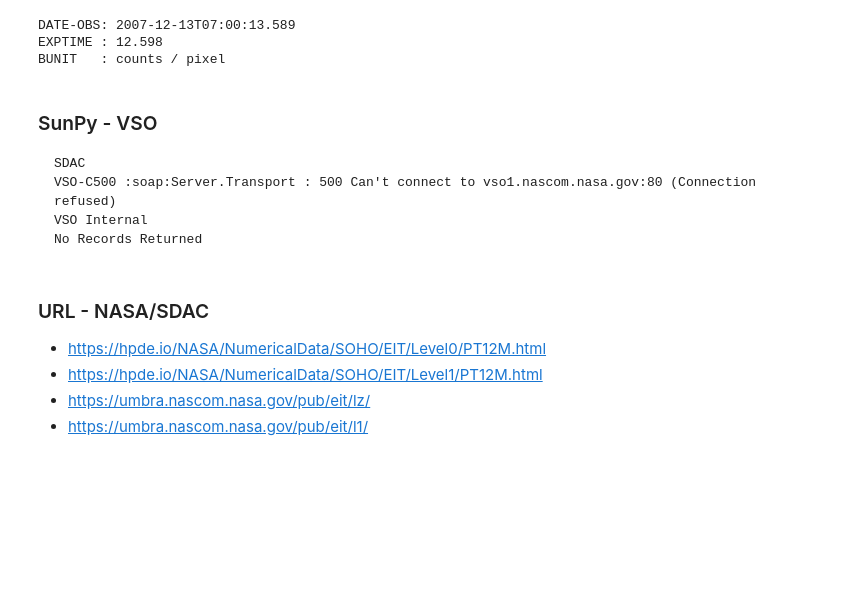
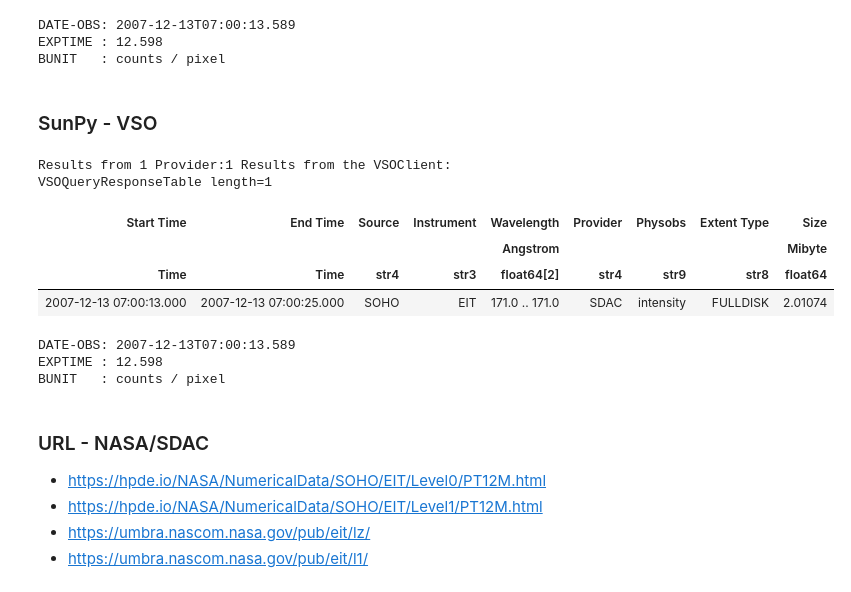
Before and after one commit to mgjeon/InstrumentToInstrument, a Jupyter notebook: examples/download/compare_soho_eit.ipynb, the cells around one changed output. Drawn from its saved outputs; the diff is of its cells as text; code cells hidden in the pictures; blank space fills up the shorter version.

````diff
--- a/examples/download/compare_soho_eit.ipynb
+++ b/examples/download/compare_soho_eit.ipynb
@@ -23,31 +23,35 @@ print("BUNIT   :", sample_map.meta["BUNIT"])
 DATE-OBS: 2007-12-13T07:00:13.589
 EXPTIME : 12.598
 BUNIT   : counts / pixel
-# %% [markdown]
-### SunPy - VSO
-
-```
-SDAC
-VSO-C500 :soap:Server.Transport : 500 Can't connect to vso1.nascom.nasa.gov:80 (Connection refused)
-VSO Internal
-No Records Returned
-```
+# %% [markdown]
+### SunPy - VSO
 # %%
-# res = Fido.search(a.Time('2007-12-12T06:55:00', '2007-12-13T07:05:00'),
-#                   a.Instrument("EIT"),
-#                   a.Source("SOHO"),
-#                   a.Wavelength(171*u.AA))
-# res
+res = Fido.search(a.Time('2007-12-13T07:00:00', '2007-12-13T07:05:00'),
+                  a.Instrument("EIT"),
+                  a.Source("SOHO"),
+                  a.Wavelength(171*u.AA))
+res
+# %% [output]
+Results from 1 Provider:1 Results from the VSOClient:
+VSOQueryResponseTable length=1
+| Start Time | End Time | Source | Instrument | Wavelength | Provider | Physobs | Extent Type | Size |
+|  |  |  |  | Angstrom |  |  |  | Mibyte |
+| Time | Time | str4 | str3 | float64[2] | str4 | str9 | str8 | float64 |
+| 2007-12-13 07:00:13.000 | 2007-12-13 07:00:25.000 | SOHO | EIT | 171.0 .. 171.0 | SDAC | intensity | FULLDISK | 2.01074 |
 # %%
-# vso_f = Path("./compare/soho/171/efz20071213.070013")
+vso_f = Path("./compare/soho/171/efz20071213.070013")
 
-# if not vso_f.exists():
-#     Fido.fetch(res, path='./compare/soho/171')
+if not vso_f.exists():
+    Fido.fetch(res, path='./compare/soho/171')
 
-# vso_map = Map(vso_f)
-# print("DATE-OBS:", vso_map.meta["DATE-OBS"])
-# print("EXPTIME :", vso_map.meta["EXPTIME"])
-# print("BUNIT   :", vso_map.meta["BUNIT"])
+vso_map = Map(vso_f)
+print("DATE-OBS:", vso_map.meta["DATE-OBS"])
+print("EXPTIME :", vso_map.meta["EXPTIME"])
+print("BUNIT   :", vso_map.meta["BUNIT"])
+# %% [output]
+DATE-OBS: 2007-12-13T07:00:13.589
+EXPTIME : 12.598
+BUNIT   : counts / pixel
 # %% [markdown]
 ### URL - NASA/SDAC
 
````
Also changed, not shown: parts of 8 cells of this notebook, 1 other file.
